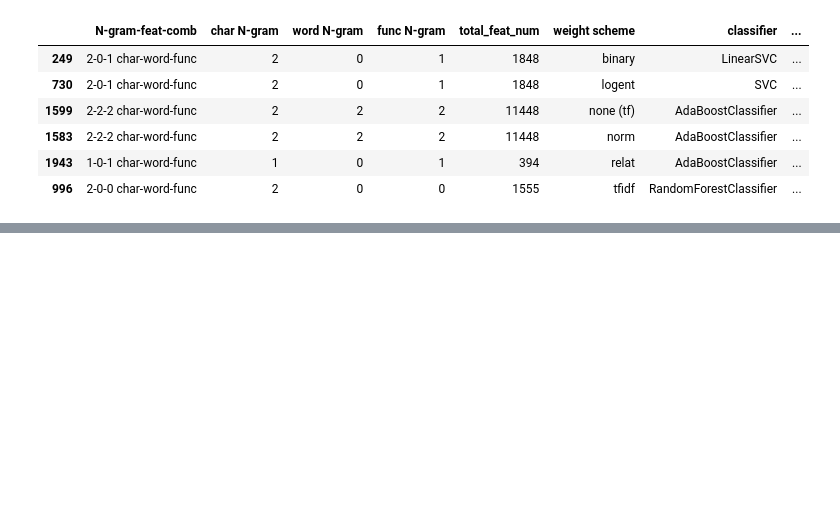
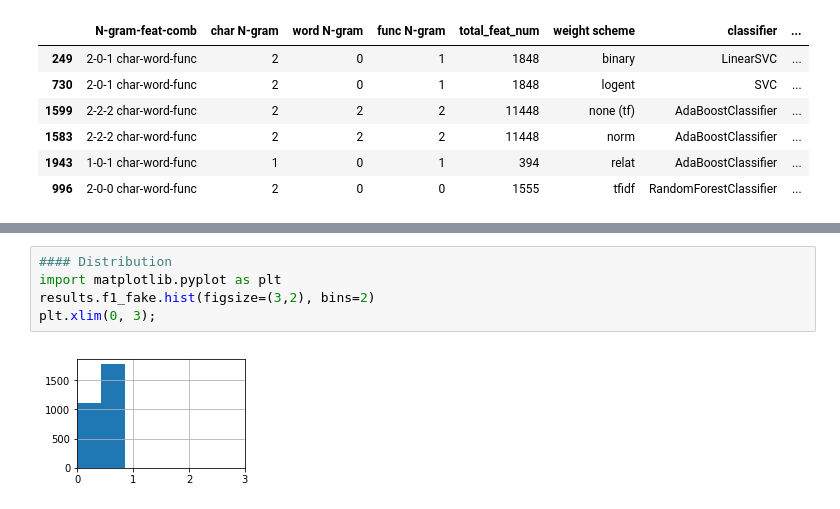
Before and after one commit to MaazAmjad/Urdu_Fake_News, a Jupyter notebook: ResultAnalysis.ipynb, the cells around one changed output, grey strips where cells are left out. Drawn from its saved outputs; the diff is of its cells as text; blank space fills up the shorter version.

```diff
--- a/ResultAnalysis.ipynb
+++ b/ResultAnalysis.ipynb
@@ -115,0 +410,7 @@ results.loc[results.groupby('weight scheme')["cv-roc"].agg('idxmax')]
+# %%
+#### Distribution
+import matplotlib.pyplot as plt
+results.f1_fake.hist(figsize=(3,2), bins=2)
+plt.xlim(0, 3);
+# %% [output]
+[figure, added]
```
Also changed, not shown: parts of 35 cells of this notebook.
